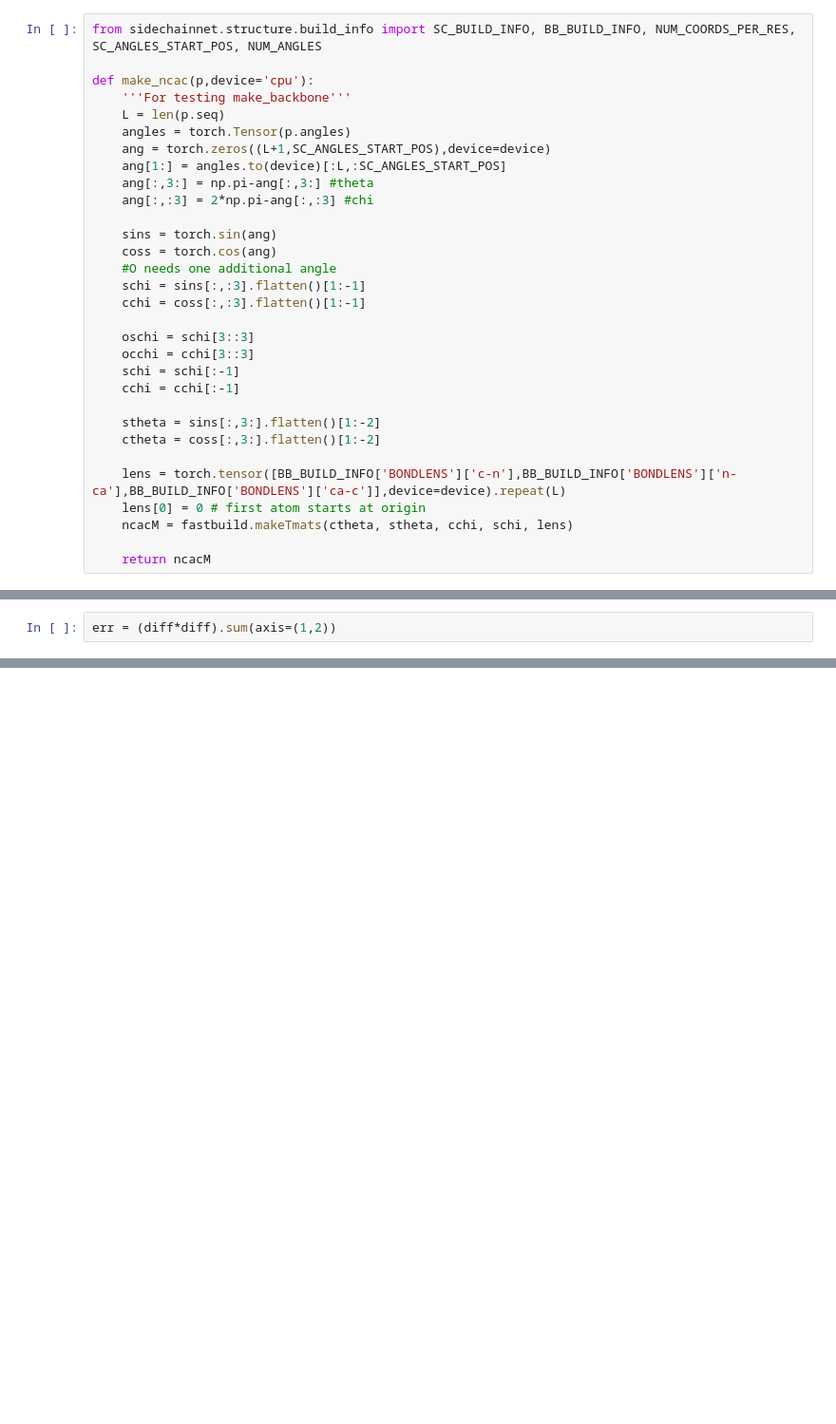
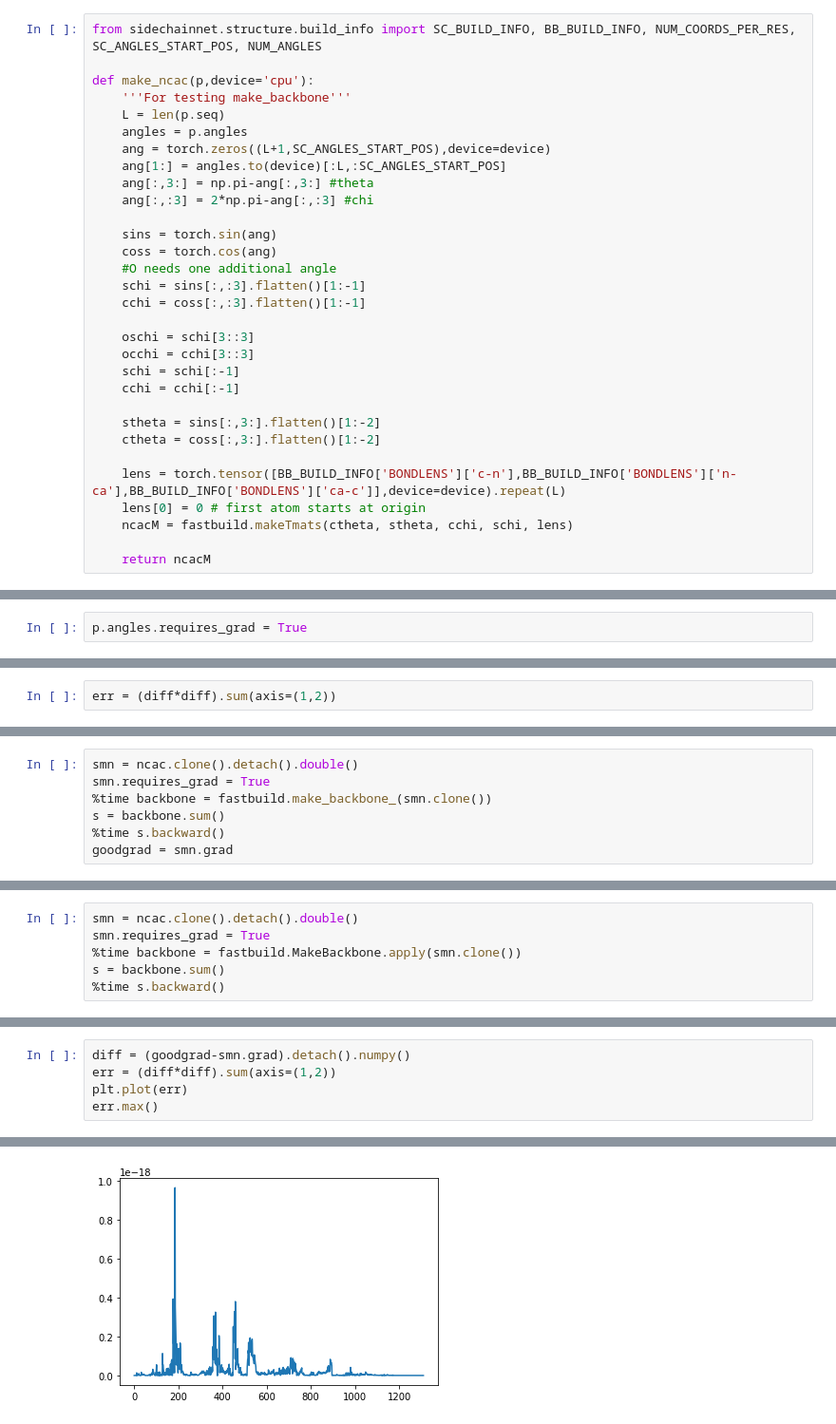
Before and after one commit to jonathanking/sidechainnet, a Jupyter notebook: buildperf.ipynb, the cells around one changed output, grey strips where cells are left out. Shown: that part at 95% size. Cells and saved outputs as stored; diff of their text form; blank space fills up the shorter version.

```diff
--- a/buildperf.ipynb
+++ b/buildperf.ipynb
@@ -46,7 +64,7 @@ from sidechainnet.structure.build_info import SC_BUILD_INFO, BB_BUILD_INFO, NUM_
 def make_ncac(p,device='cpu'):
     '''For testing make_backbone'''
     L = len(p.seq)
-    angles = torch.Tensor(p.angles)
+    angles = p.angles
     ang = torch.zeros((L+1,SC_ANGLES_START_POS),device=device)
     ang[1:] = angles.to(device)[:L,:SC_ANGLES_START_POS]
     ang[:,3:] = np.pi-ang[:,3:] #theta
@@ -123 +146,3 @@ genc = fastbuild.make_coords(p.seq,angles)
+# %%
+p.angles.requires_grad = True
 # %%
@@ -251,0 +197,7 @@ BB_BUILD_INFO
+# %%
+smn = ncac.clone().detach().double()
+smn.requires_grad = True
+%time backbone = fastbuild.make_backbone_(smn.clone())
+s = backbone.sum()
+%time s.backward()
+goodgrad = smn.grad
@@ -251,0 +209,6 @@ BB_BUILD_INFO
+# %%
+smn = ncac.clone().detach().double()
+smn.requires_grad = True
+%time backbone = fastbuild.MakeBackbone.apply(smn.clone())
+s = backbone.sum()
+%time s.backward()
@@ -251,0 +220,6 @@ BB_BUILD_INFO
+# %%
+diff = (goodgrad-smn.grad).detach().numpy()
+err = (diff*diff).sum(axis=(1,2))
+plt.plot(err)
+err.max()
+# %% [output]
@@ -251,0 +227 @@ BB_BUILD_INFO
+[figure, added]
```
Also changed, not shown: parts of 44 cells of this notebook, 2 other files.
